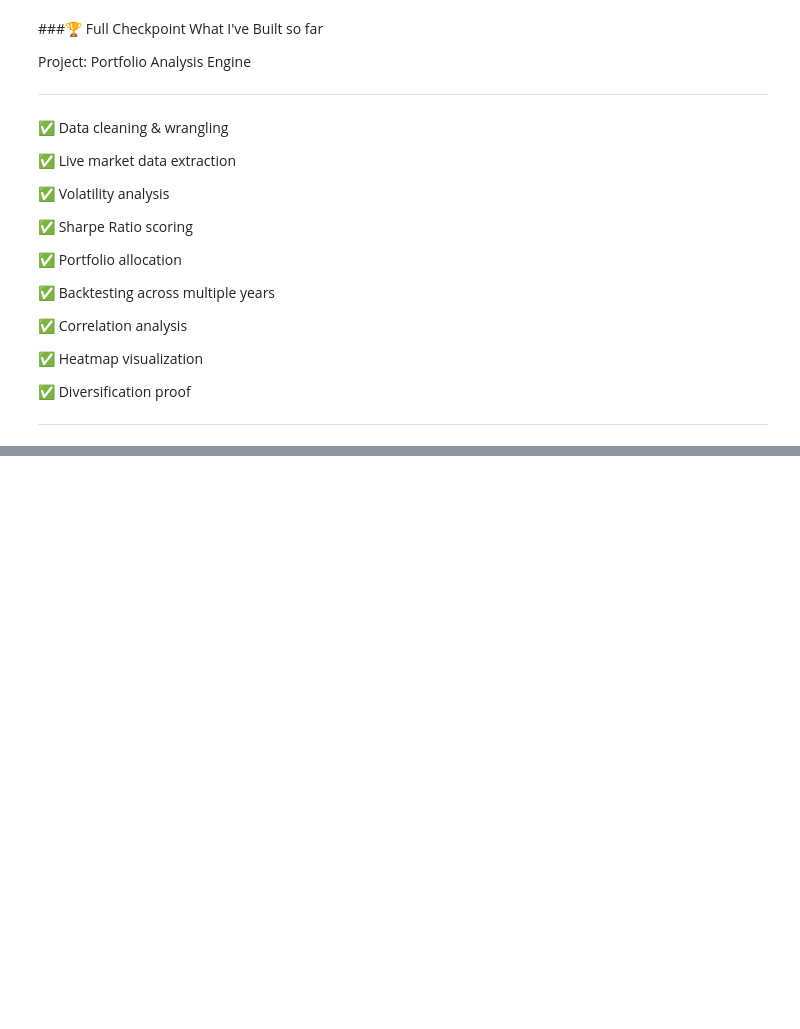
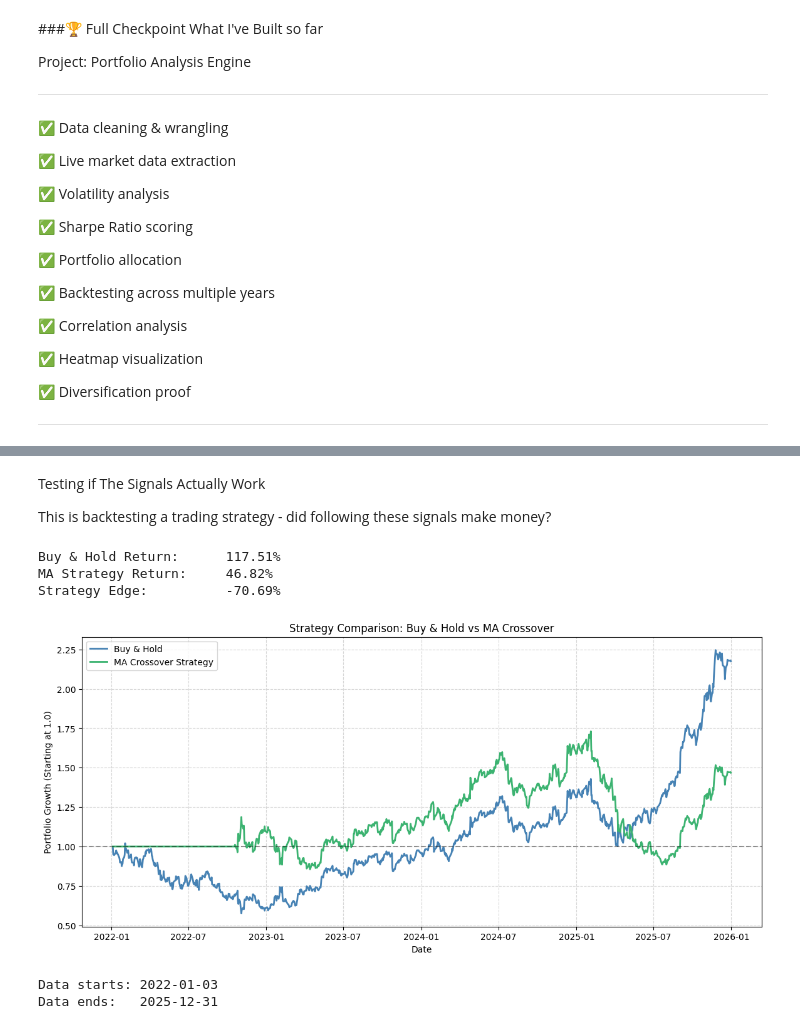
Before and after one commit to Markwema86/Portfolio-Analysis-Engine, a Jupyter notebook: Portfolio_Analysis_Engine.ipynb, the cells around one changed output, grey strips where cells are left out. Cells and saved outputs as stored; diff of their text form; code cells hidden in the pictures; blank space fills up the shorter version.

```diff
--- a/Portfolio_Analysis_Engine.ipynb
+++ b/Portfolio_Analysis_Engine.ipynb
@@ -928,0 +1051,54 @@ Project: Portfolio Analysis Engine
+# %% [markdown]
+Testing if The Signals Actually Work
+
+This is backtesting a trading strategy - did following these signals make money?
+# %%
+# Strategy: Buy on Golden Cross, Sell on Death Cross
+googl_ma['Daily_Return'] = googl_ma['Price'].pct_change()
+
+# Hold position based on MA50 vs MA200
+googl_ma['Position'] = 0
+googl_ma.loc[googl_ma['MA50'] > googl_ma['MA200'], 'Position'] = 1  # long
+googl_ma.loc[googl_ma['MA50'] < googl_ma['MA200'], 'Position'] = -1  # out
+
+# Strategy return vs just holding
+googl_ma['Strategy_Return'] = googl_ma['Daily_Return'] * googl_ma['Position'].shift(1)
+
+# Cumulative returns
+googl_ma['Buy_Hold'] = (1 + googl_ma['Daily_Return']).cumprod()
+googl_ma['MA_Strategy'] = (1 + googl_ma['Strategy_Return']).cumprod()
+
+# Final result
+final_buyhold = googl_ma['Buy_Hold'].iloc[-1]
+final_strategy = googl_ma['MA_Strategy'].iloc[-1]
+
+print(f"Buy & Hold Return:      {(final_buyhold - 1):.2%}")
+print(f"MA Strategy Return:     {(final_strategy - 1):.2%}")
+print(f"Strategy Edge:          {(final_strategy - final_buyhold):.2%}")
+# %% [output]
+Buy & Hold Return:      117.51%
+MA Strategy Return:     46.82%
+Strategy Edge:          -70.69%
+# %%
+# Visualizing both strategies
+plt.figure(figsize=(14, 6))
+
+plt.plot(googl_ma['Buy_Hold'], label='Buy & Hold', color='steelblue', linewidth=2)
+plt.plot(googl_ma['MA_Strategy'], label='MA Crossover Strategy', color='mediumseagreen', linewidth=2)
+
+plt.title('Strategy Comparison: Buy & Hold vs MA Crossover')
+plt.xlabel('Date')
+plt.ylabel('Portfolio Growth (Starting at 1.0)')
+plt.legend()
+plt.axhline(y=1, color='black', linestyle='--', alpha=0.4)
+plt.grid(linestyle='--', alpha=0.5)
+plt.show()
+# %% [output]
+[figure, added]
+# %%
+# Checking the date range of my data
+print(f"Data starts: {data_new.index[0].date()}")
+print(f"Data ends:   {data_new.index[-1].date()}")
+# %% [output]
+Data starts: 2022-01-03
+Data ends:   2025-12-31
```
Also changed, not shown: parts of 71 cells of this notebook.
